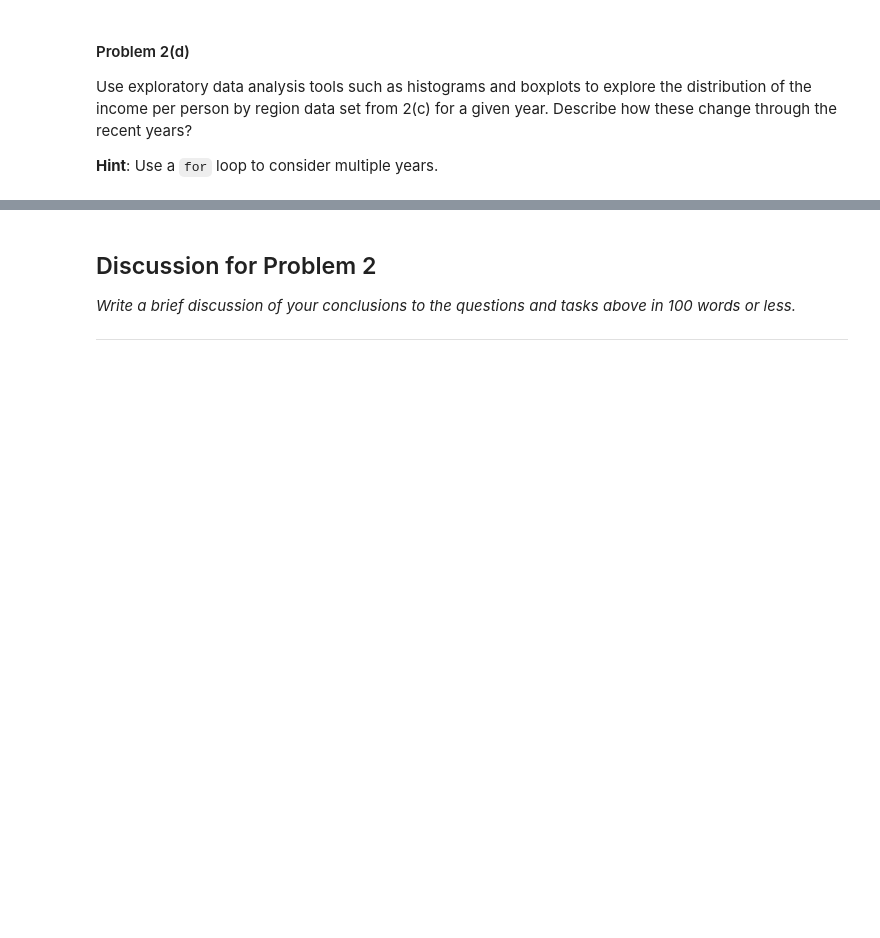
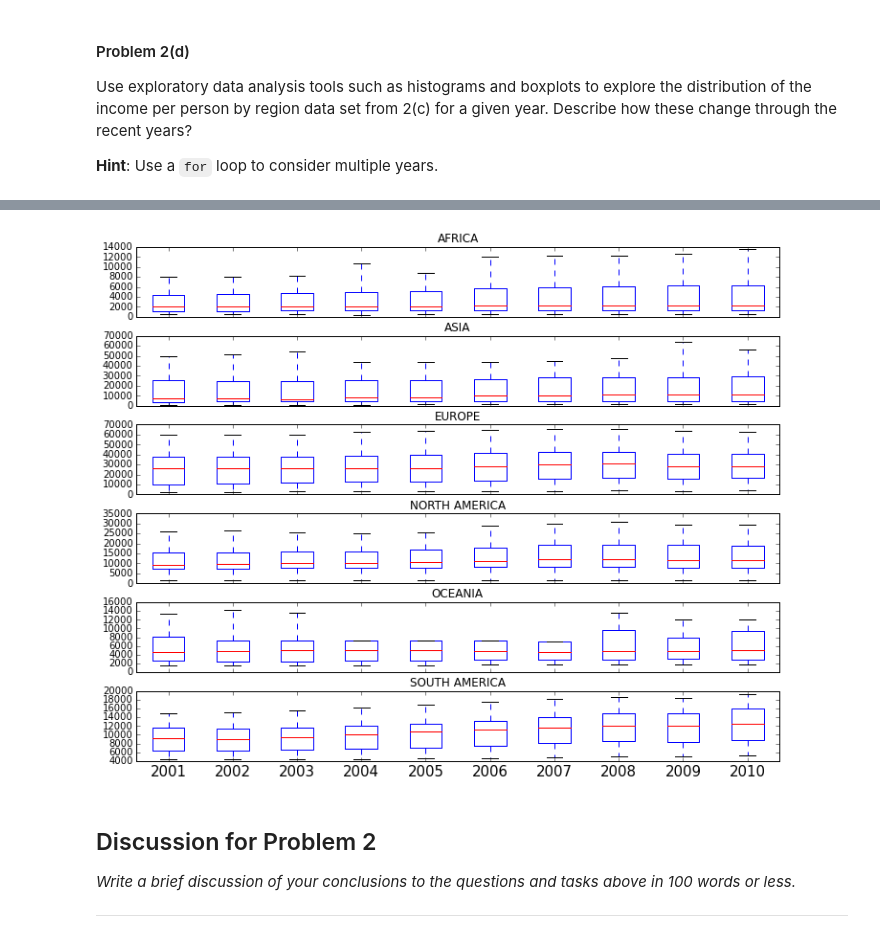
Before and after one commit to lbz320/CS109_2014_MySolution, a Jupyter notebook: HW1.ipynb, the cells around one changed output, grey strips where cells are left out. Cells and saved outputs as stored; diff of their text form; code cells hidden in the pictures; blank space fills up the shorter version.

```diff
--- a/HW1.ipynb
+++ b/HW1.ipynb
@@ -323,0 +331,23 @@ Name: Income, dtype: object
+# %%
+#Let's use a different way to visualize the data by comparing the changes of eage region over the years of 2001-2010
+fig3, ax3 = plt.subplots(6,1, figsize = (10,8), sharex = True)
+regions = list(df_countries.Region.unique())
+ct = 0
+fig3.tight_layout()
+for region in regions:
+    data = []
+    year_start = 2001
+    year_name = []
+    for i in range(10):
+        year = year_start + i
+        merged = mergeByYear(year)
+        sub_set = (merged.loc[merged.Region == region].Income).dropna()
+        data.append(pd.Series.tolist(sub_set))
+        year_name.append(year)
+
+    bp = ax3[ct].boxplot(data,showfliers=False)
+    ax3[ct].set_title(region)
+    ct += 1
+x_label = ax3[-1].set_xticklabels([2001 + i for i in range(10)], fontsize = 15)
+# %% [output]
+[figure, added]
```
Also changed, not shown: parts of 9 cells of this notebook.
